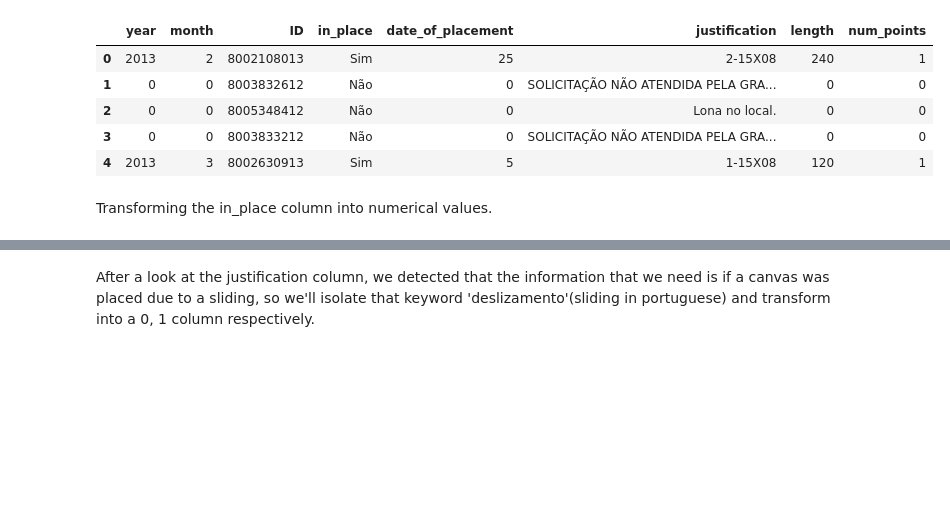
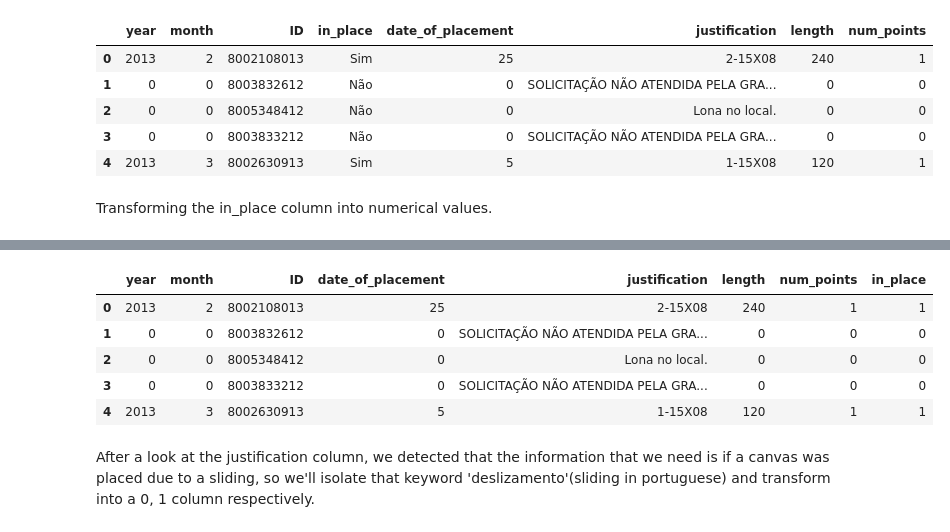
Before and after one commit to Rpinto02/RecifeLandSlidings, a Jupyter notebook: Canvas_preparation.ipynb, the cells around one changed output, grey strips where cells are left out. Saved outputs shown, nothing was run; the diff lists cells and outputs as text; code cells hidden in the pictures; blank space fills up the shorter version.

```diff
--- a/Canvas_preparation.ipynb
+++ b/Canvas_preparation.ipynb
@@ -154,7 +154,15 @@ canvas.head()
 | 3 | 0 | 0 | 8003833212 | 0 | SOLICITAÇÃO NÃO ATENDIDA PELA GRA... | 0 | 0 | 0 |
 | 4 | 2013 | 3 | 8002630913 | 5 | 1-15X08 | 120 | 1 | 1 |
 # %%
-canvas = canvas.rename(columns={'in_place_sim':'in_place'})
+canvas = canvas.rename(columns={'in_place_Sim':'in_place'})
+canvas.head()
+# %% [output]
+|  | year | month | ID | date_of_placement | justification | length | num_points | in_place |
+| 0 | 2013 | 2 | 8002108013 | 25 | 2-15X08 | 240 | 1 | 1 |
+| 1 | 0 | 0 | 8003832612 | 0 | SOLICITAÇÃO NÃO ATENDIDA PELA GRA... | 0 | 0 | 0 |
+| 2 | 0 | 0 | 8005348412 | 0 | Lona no local. | 0 | 0 | 0 |
+| 3 | 0 | 0 | 8003833212 | 0 | SOLICITAÇÃO NÃO ATENDIDA PELA GRA... | 0 | 0 | 0 |
+| 4 | 2013 | 3 | 8002630913 | 5 | 1-15X08 | 120 | 1 | 1 |
 # %% [markdown]
 After a look at the justification column, we detected that the information that we need is if a canvas was placed due to a sliding, so we'll isolate that keyword 'deslizamento'(sliding in portuguese) and transform into a 0, 1 column respectively.
 # %%
```
Also changed, not shown: parts of 2 cells of this notebook.
